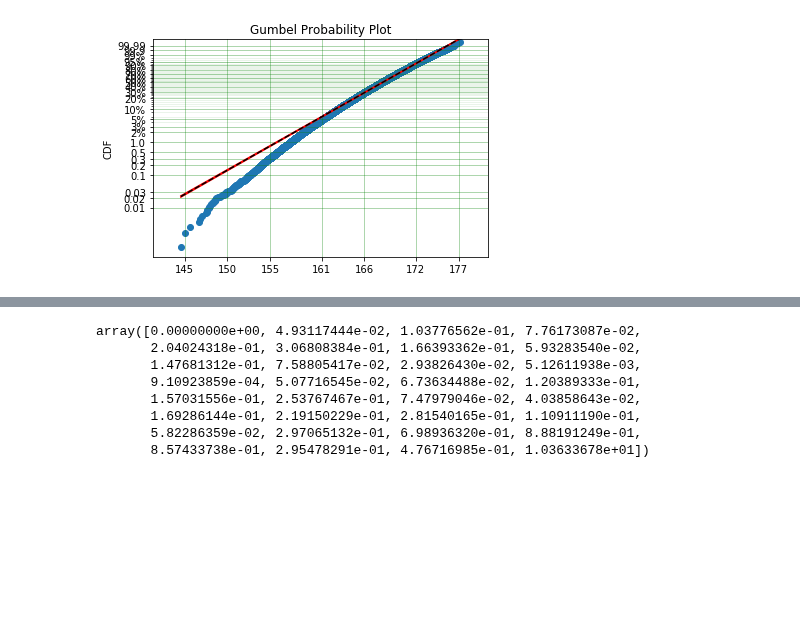
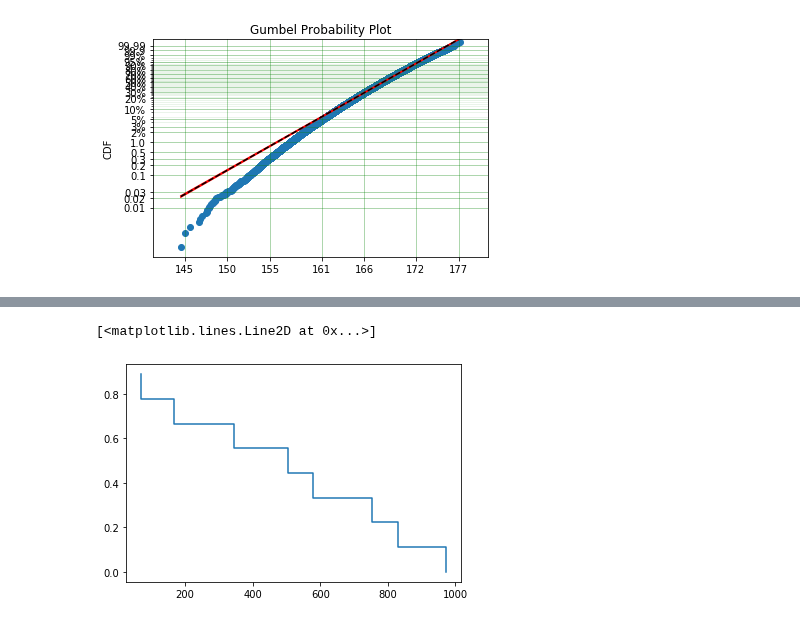
Before and after one commit to derrynknife/SurPyval, a Jupyter notebook: guides/Parametric.ipynb, the cells around one changed output, grey strips where cells are left out. Saved outputs shown, nothing was run; the diff lists cells and outputs as text; code cells hidden in the pictures; blank space fills up the shorter version.

```diff
--- a/guides/Parametric.ipynb
+++ b/guides/Parametric.ipynb
@@ -120,3 +129,48 @@ upper = np.array([71, 169, 344, 504, 579, 754, 829, 971, np.inf])
+# %%
+def turnbull(left, right):
+    max_iter = 200
+    intervals = find_turnbull_bounds(left, right)
+
+    m = len(intervals)
+    n = len(left)
+    p = np.ones(m)/m
+    alphas = np.zeros((n, m))
+    for j, (l, r) in enumerate(intervals):
+        alphas[:, j] = (((left <= r)  & (left  > l)) |
+                        ((right <= r) & (right > l)) |
+                        ((right >= r) & (left  < r)) |
+                        ((r == right))).astype(int)
+    d = np.zeros(m)
+    iters = 0
+    p_1 = np.zeros_like(p)
+    while (not np.isclose(p, p_1).all()) and (iters < max_iter):
+        p_1 = p
+        iters += 1
+        conditional_p = np.zeros_like(alphas)
+        denom = np.zeros(n)
+        for i in range(n):
+            denom[i] = (alphas[i, :] * p).sum()
+        for j in range(m):
+            conditional_p[:, j] = alphas[:, j] * p[j]
+        d = (conditional_p / np.atleast_2d(denom).T).sum(axis=0)
+        r = np.ones_like(d) * n + d[0]
+        r = r - d.cumsum()
+        R = np.cumprod(1 - d/r)
+        p = np.abs(np.diff(np.hstack([[1], R])))
+        p = d/n
+    r = np.ones_like(d) * n + d[0]
+    r = r - d.cumsum()
+    return intervals, p, d, r
+# %%
+lower = np.array([1,  76,  288, 501, 579, 667, 829, 920, 1071])
+upper = np.array([71, 169, 344, 504, 579, 754, 829, 971, np.inf])
+
+a, p, d, r = turnbull(lower, upper)
+R = np.cumprod(1 - (d/r))
+plt.step(np.array(a)[:, 1], R)
+# %% [output]
+[<matplotlib.lines.Line2D at 0x...>]
+[figure, added]
 # %%
 low = np.array([0, 0, 0, 4, 5, 5, 6, 7, 7, 11, 11, 15, 17, 17,
                 17, 18, 19, 18, 22, 24, 24, 25, 26, 27, 32, 33,
@@ -133,11 +184,0 @@ a, p, tau, d, r = turnbull(low, upp)
-# %%
-(a * p).sum(axis=0)
-# %% [output]
-array([0.00000000e+00, 4.93117444e-02, 1.03776562e-01, 7.76173087e-02,
-       2.04024318e-01, 3.06808384e-01, 1.66393362e-01, 5.93283540e-02,
-       1.47681312e-01, 7.58805417e-02, 2.93826430e-02, 5.12611938e-03,
-       9.10923859e-04, 5.07716545e-02, 6.73634488e-02, 1.20389333e-01,
-       1.57031556e-01, 2.53767467e-01, 7.47979046e-02, 4.03858643e-02,
-       1.69286144e-01, 2.19150229e-01, 2.81540165e-01, 1.10911190e-01,
-       5.82286359e-02, 2.97065132e-01, 6.98936320e-01, 8.88191249e-01,
-       8.57433738e-01, 2.95478291e-01, 4.76716985e-01, 1.03633678e+01])
```
Also changed, not shown: parts of 15 cells of this notebook, 2 other files.
